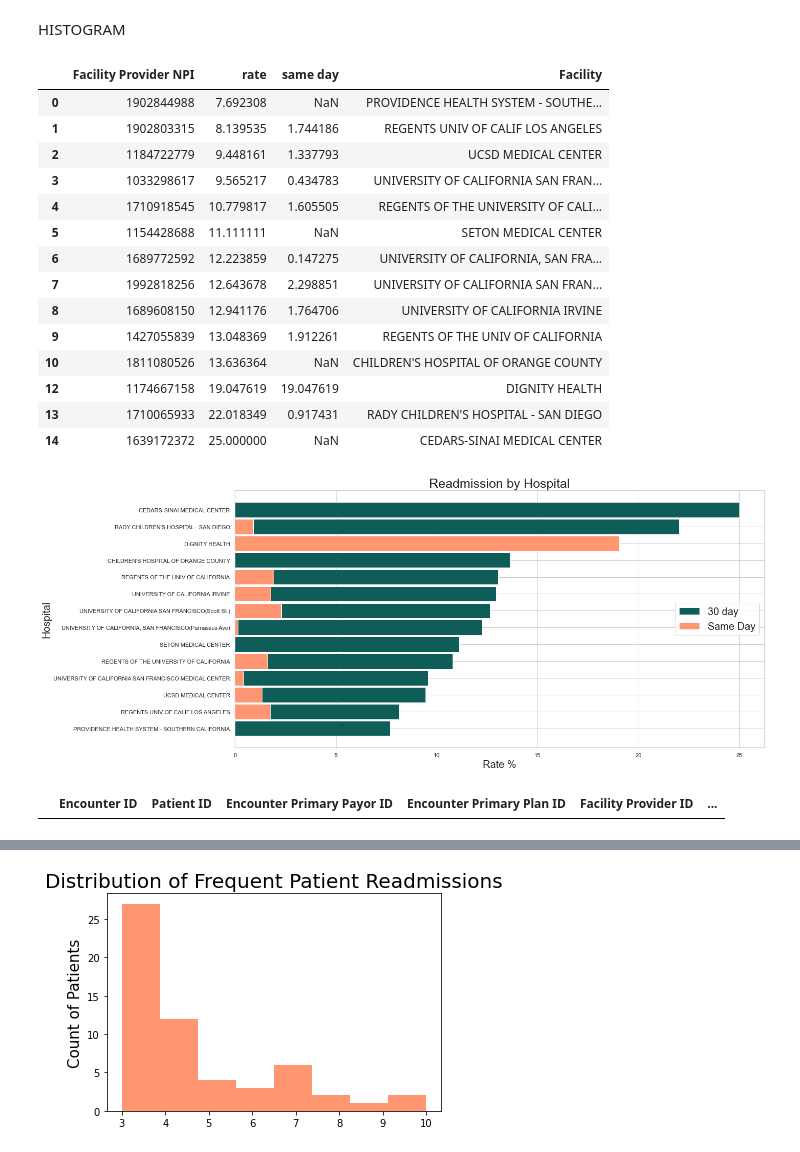
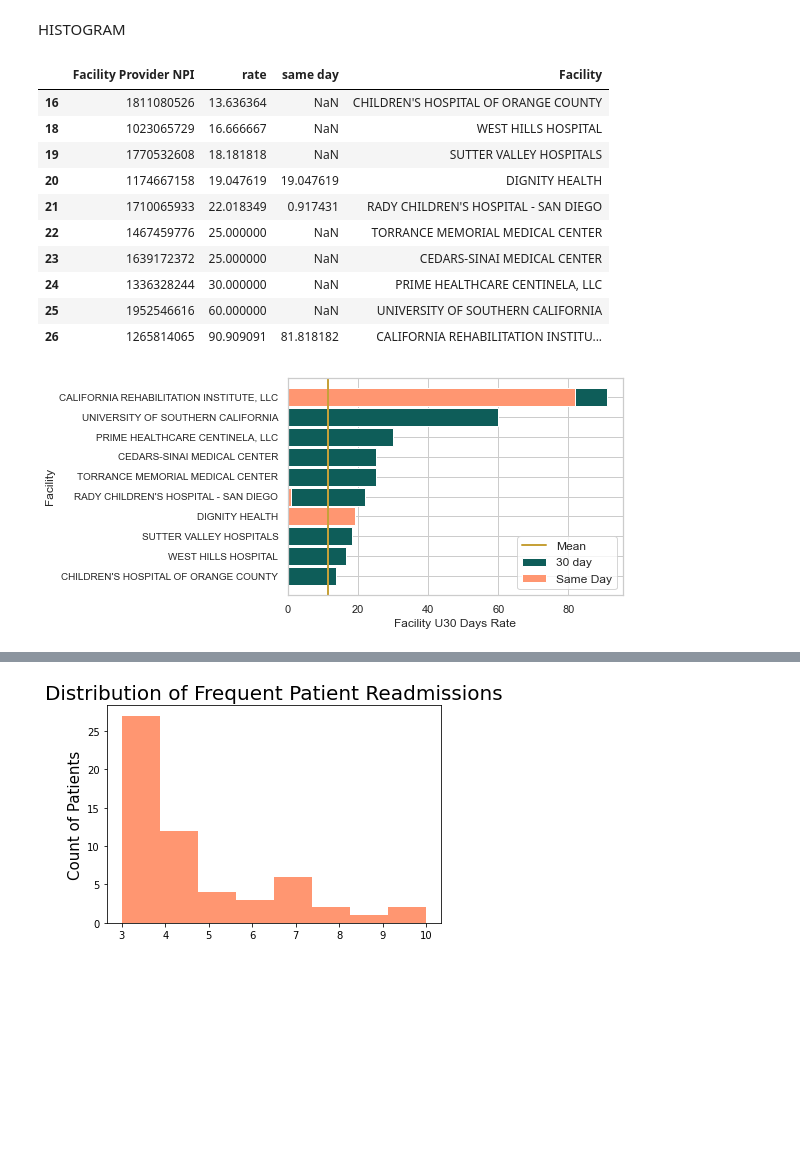
Before and after one commit to tipearso/hospital-readmissions, a Jupyter notebook: notebooks/plots.ipynb, the cells around one changed output, grey strips where cells are left out. Cells and saved outputs as stored; diff of their text form; code cells hidden in the pictures; blank space fills up the shorter version.

```diff
--- a/notebooks/plots.ipynb
+++ b/notebooks/plots.ipynb
@@ -119,7 +120,7 @@ read_count_month_high = read_count_month[read_count_month['Encounter ID'] >= 0]
 combo = read_count_hospital_high2.merge(ad_count_hospital_high2, how = 'left', on = 'Facility Provider NPI')
 combo['rate']= combo['Encounter ID_x']/  combo['Encounter ID_y'] *100
 combo = combo.sort_values(['rate'], ascending = (False))
-combo = combo[combo['Encounter ID_y'] >= 20]
+combo = combo[combo['Encounter ID_y'] >= 10]
 
 combo3 = one_top[one_top['Days Since Last Visit'] == '0 days']
 combo3 = combo3.groupby(['Facility Provider NPI'], as_index=False).count()
@@ -133,45 +134,39 @@ combo4 = combo4.sort_values(['rate'], ascending = (True))
 combo4['Facility Provider NPI'] = combo4['Facility Provider NPI'].astype(str).astype(int)
 combo4 = combo4.merge(hosp, how = 'left', left_on = 'Facility Provider NPI', right_on = 'NPI')
 combo4 = combo4[['Facility Provider NPI', 'rate','same day','Facility']]
-
 combo4 = combo4[combo4['Facility Provider NPI'] != 0]
+combo4 = combo4[combo4['rate'] >= 13.5]
+combo4['Facility'] = combo4['Facility'].astype(str)
 
 combo4
 # %% [output]
 |  | Facility Provider NPI | rate | same day | Facility |
-| 0 | 1902844988 | 7.692308 | NaN | PROVIDENCE HEALTH SYSTEM - SOUTHE... |
-| 1 | 1902803315 | 8.139535 | 1.744186 | REGENTS UNIV OF CALIF LOS ANGELES |
-| 2 | 1184722779 | 9.448161 | 1.337793 | UCSD MEDICAL CENTER |
-| 3 | 1033298617 | 9.565217 | 0.434783 | UNIVERSITY OF CALIFORNIA SAN FRAN... |
-| 4 | 1710918545 | 10.779817 | 1.605505 | REGENTS OF THE UNIVERSITY OF CALI... |
-| 5 | 1154428688 | 11.111111 | NaN | SETON MEDICAL CENTER |
-| 6 | 1689772592 | 12.223859 | 0.147275 | UNIVERSITY OF CALIFORNIA, SAN FRA... |
-| 7 | 1992818256 | 12.643678 | 2.298851 | UNIVERSITY OF CALIFORNIA SAN FRAN... |
-| 8 | 1689608150 | 12.941176 | 1.764706 | UNIVERSITY OF CALIFORNIA IRVINE |
-| 9 | 1427055839 | 13.048369 | 1.912261 | REGENTS OF THE UNIV OF CALIFORNIA |
-| 10 | 1811080526 | 13.636364 | NaN | CHILDREN'S HOSPITAL OF ORANGE COUNTY |
-| 12 | 1174667158 | 19.047619 | 19.047619 | DIGNITY HEALTH |
-| 13 | 1710065933 | 22.018349 | 0.917431 | RADY CHILDREN'S HOSPITAL - SAN DIEGO |
-| 14 | 1639172372 | 25.000000 | NaN | CEDARS-SINAI MEDICAL CENTER |
+| 16 | 1811080526 | 13.636364 | NaN | CHILDREN'S HOSPITAL OF ORANGE COUNTY |
+| 18 | 1023065729 | 16.666667 | NaN | WEST HILLS HOSPITAL |
+| 19 | 1770532608 | 18.181818 | NaN | SUTTER VALLEY HOSPITALS |
+| 20 | 1174667158 | 19.047619 | 19.047619 | DIGNITY HEALTH |
+| 21 | 1710065933 | 22.018349 | 0.917431 | RADY CHILDREN'S HOSPITAL - SAN DIEGO |
+| 22 | 1467459776 | 25.000000 | NaN | TORRANCE MEMORIAL MEDICAL CENTER |
+| 23 | 1639172372 | 25.000000 | NaN | CEDARS-SINAI MEDICAL CENTER |
+| 24 | 1336328244 | 30.000000 | NaN | PRIME HEALTHCARE CENTINELA, LLC |
+| 25 | 1952546616 | 60.000000 | NaN | UNIVERSITY OF SOUTHERN CALIFORNIA |
+| 26 | 1265814065 | 90.909091 | 81.818182 | CALIFORNIA REHABILITATION INSTITU... |
 # %%
+
+rc={'figure.figsize':(15,8)}
 fig, ax = plt.subplots()
 
 ax.barh(width = combo4['rate'], y = combo4['Facility'], height = .9, label='30 day',  color=['#0e5d59'])
 ax.barh(width = combo4['same day'], y = combo4['Facility'],height = .9, label='Same Day',color=['#ff9671'])
 
-ax.set_ylabel('Hospital', fontsize = '20')
-ax.set_xlabel('Rate %', fontsize = '20')
-ax.set_title('Readmission by Hospital', fontsize = '25')
-ax.legend(fontsize = '20', loc = 'center right')
+ax.set_ylabel('Facility', fontsize = '12')
+ax.set_xlabel('Facility U30 Days Rate', fontsize = '12')
+#ax.set_title('Readmission by Hospital', fontsize = '20')
+ax.tick_params(axis='y', labelsize=10)
+plt.axvline(11.3, color = '#c6a139', lw = 2, label = 'Mean')
+ax.legend(fontsize = '12', loc = 'lower right')
 
-plt.tight_layout()
-plt.savefig('../imgs/stacked', transparent = True)
+#plt.tight_layout(rect)
+plt.savefig('../imgs/stacked', bbox_inches = 'tight',transparent = True)
 # %% [output]
-[figure, old version]
+[figure, new version]
-# %%
-#look into hospital 1174667158
-hundy = one_top[one_top['Facility Provider NPI'] == '1174557458']
-#hundy_count = len(hundy)
-hundy
-# %% [output]
-|  | Encounter ID | Patient ID | Encounter Primary Payor ID | Encounter Primary Plan ID | Facility Provider ID | ... |
```
Also changed, not shown: parts of 13 cells of this notebook, 5 other files.
